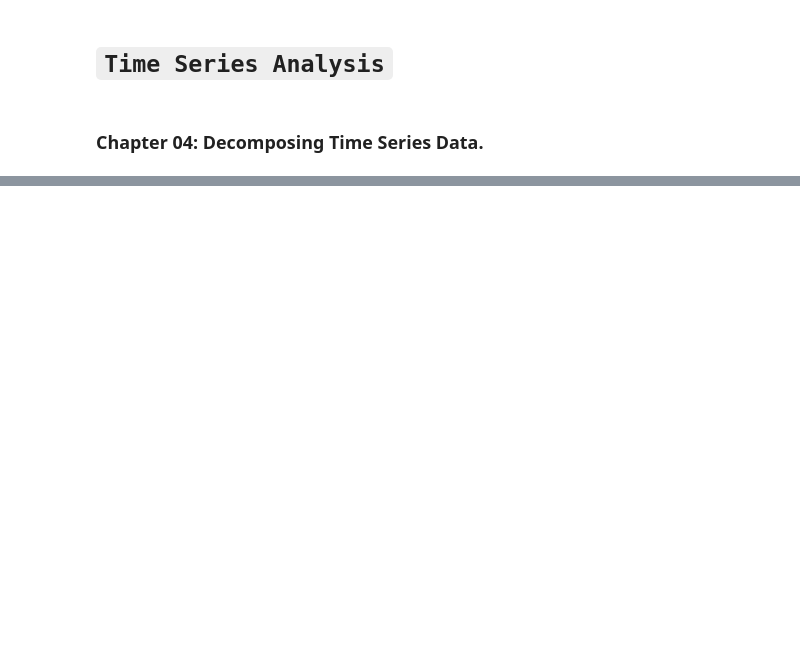
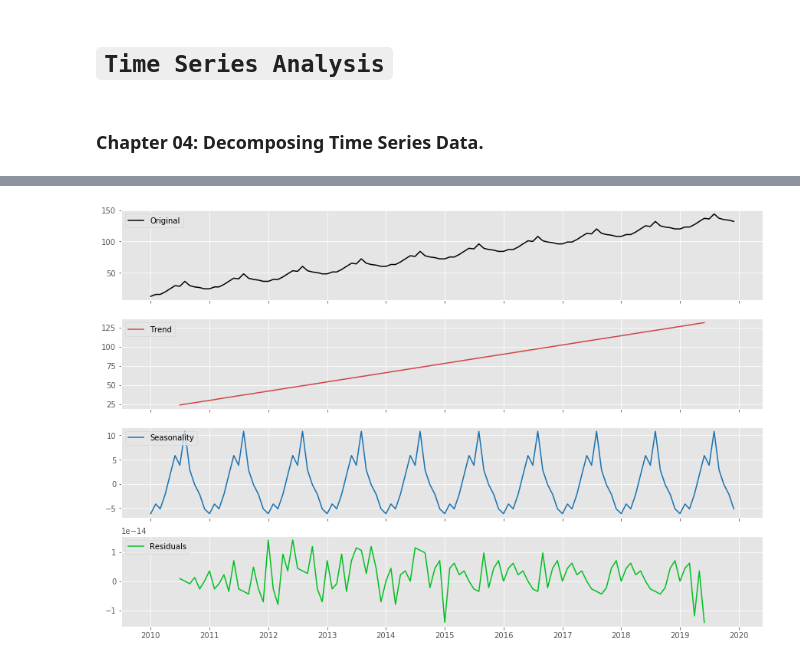
Before and after one commit to AI-MOO/Time_Series_Arabic_Explaination, a Jupyter notebook: 04-time_series_analysis.ipynb, the cells around one changed output, grey strips where cells are left out. Cells and saved outputs as stored; diff of their text form; code cells hidden in the pictures; blank space fills up the shorter version.

```diff
--- a/04-time_series_analysis.ipynb
+++ b/04-time_series_analysis.ipynb
@@ -49,0 +51,27 @@ ax.plot(df_aa,c='blue');
+# %%
+from statsmodels.tsa.seasonal import seasonal_decompose
+
+# تحليل السلسلة الزمنية إلى كل من الاتجاه والموسمية والبواقي
+ss_decomposition = seasonal_decompose(df_aa, model='additive', period=12)
+estimated_trend = ss_decomposition.trend
+estimated_seasonal = ss_decomposition.seasonal
+estimated_residual = ss_decomposition.resid
+# %%
+# إنشاء تصوير بياني للسلسلة الزمنية ومكوناتها الأساسية
+fig, axes = plt.subplots(4, 1, sharex=True, sharey=False)
+fig.set_figheight(10)
+fig.set_figwidth(15)
+
+axes[0].plot(df_aa, label='Original', c='#000000')
+axes[0].legend(loc='upper left');
+
+axes[1].plot(estimated_trend, label='Trend', c='#D14444')
+axes[1].legend(loc='upper left');
+
+axes[2].plot(estimated_seasonal, label='Seasonality', c='#1772B1')
+axes[2].legend(loc='upper left');
+
+axes[3].plot(estimated_residual, label='Residuals', c='#01BF21')
+axes[3].legend(loc='upper left');
+# %% [output]
+[figure, added]
```
Also changed, not shown: parts of 16 cells of this notebook.
